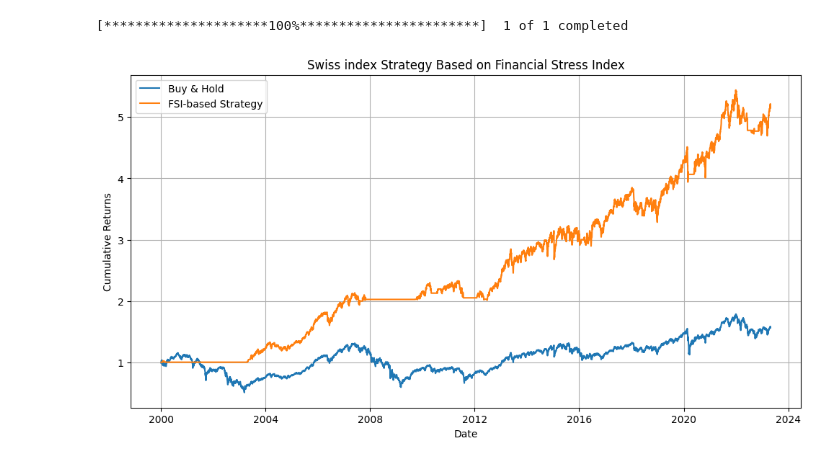
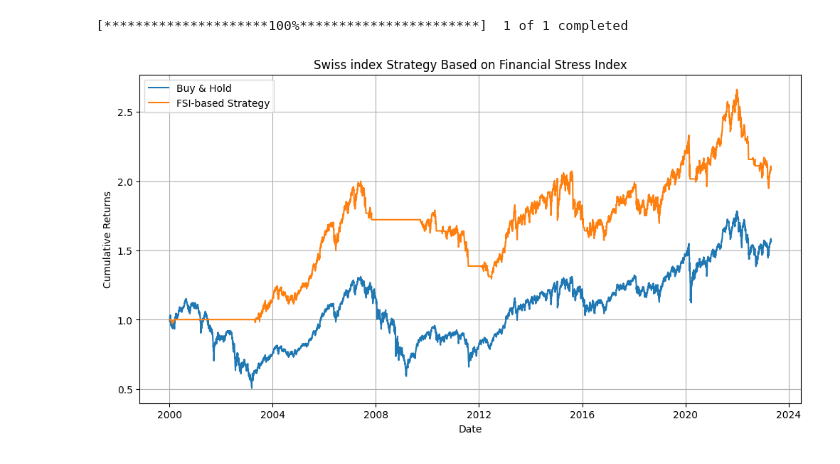
Before and after one commit to dkn-maida/farscape-investment, a Jupyter notebook: fsi.ipynb, the cells around one changed output. Cells and saved outputs as stored; diff of their text form; code cells hidden in the pictures.

```diff
--- a/fsi.ipynb
+++ b/fsi.ipynb
@@ -214,32 +350,32 @@ prices = yf.download(india_etf, start=start_date, end=end_date)['Close']
 # Calculate daily returns
 daily_returns = prices.pct_change()
 
 # Resample FSI data to daily
 fsi_daily = fsi_regions_data.resample('D').interpolate()
 
 # Align both datasets
 aligned_data = daily_returns.to_frame('returns').join(fsi_daily).dropna()
 
 # Create a strategy DataFrame
 strategy_data = aligned_data.copy()
 
 # Define the strategy
 fsi_threshold = 1.3  # You can replace this with the optimal threshold value you found earlier
-strategy_data['signal'] = np.where(strategy_data['OFR FSI'] < fsi_threshold, 1, 0)
+strategy_data['signal'] = np.where(strategy_data['OFR FSI'].shift(1) < fsi_threshold, 1, 0)
 strategy_data['strategy_returns'] = strategy_data['signal'] * strategy_data['returns']
 
 # Calculate cumulative returns
 cumulative_returns = (1 + strategy_data[['returns', 'strategy_returns']]).cumprod()
 
 # Plot the strategy performance
 plt.figure(figsize=(12, 6))
 plt.plot(cumulative_returns)
 plt.title('Swiss index Strategy Based on Financial Stress Index')
 plt.xlabel('Date')
 plt.ylabel('Cumulative Returns')
 plt.legend(['Buy & Hold', 'FSI-based Strategy'])
 plt.grid()
 plt.show()
 # %% [output]
 [*********************100%***********************]  1 of 1 completed
-[figure, old version]
+[figure, new version]
```
Also changed, not shown: parts of 9 cells of this notebook, 1 other file.
